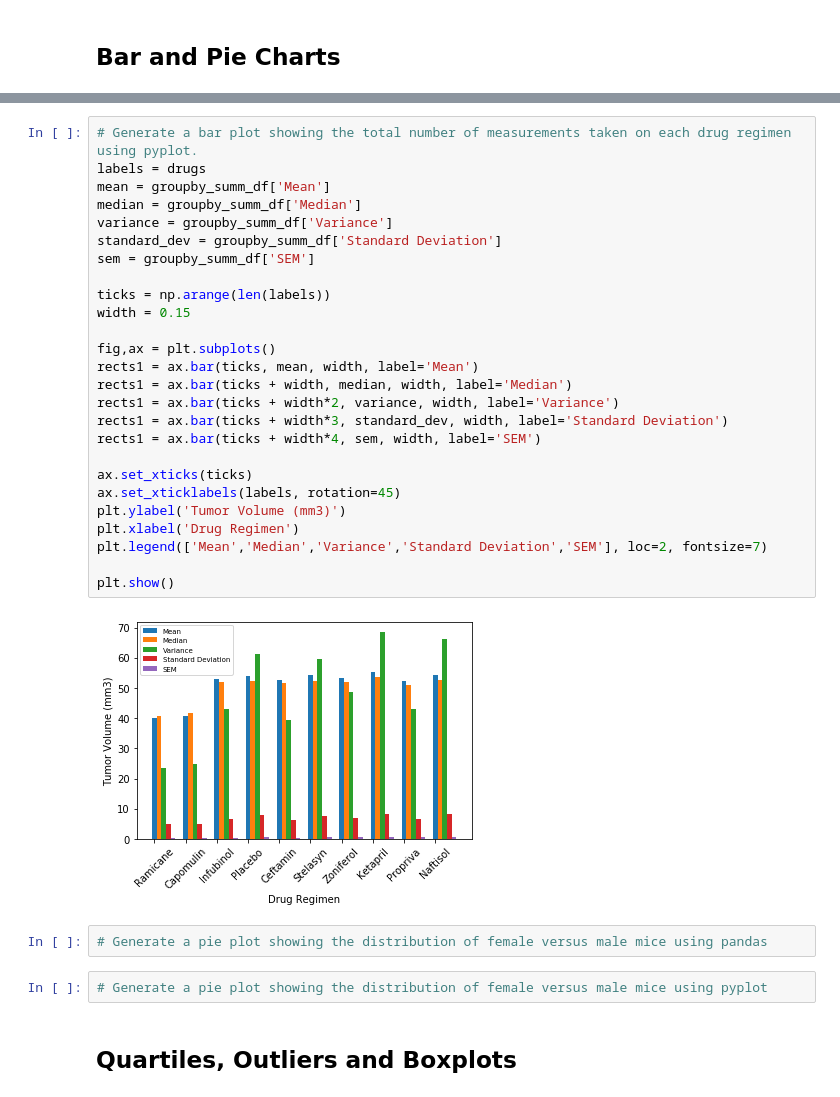
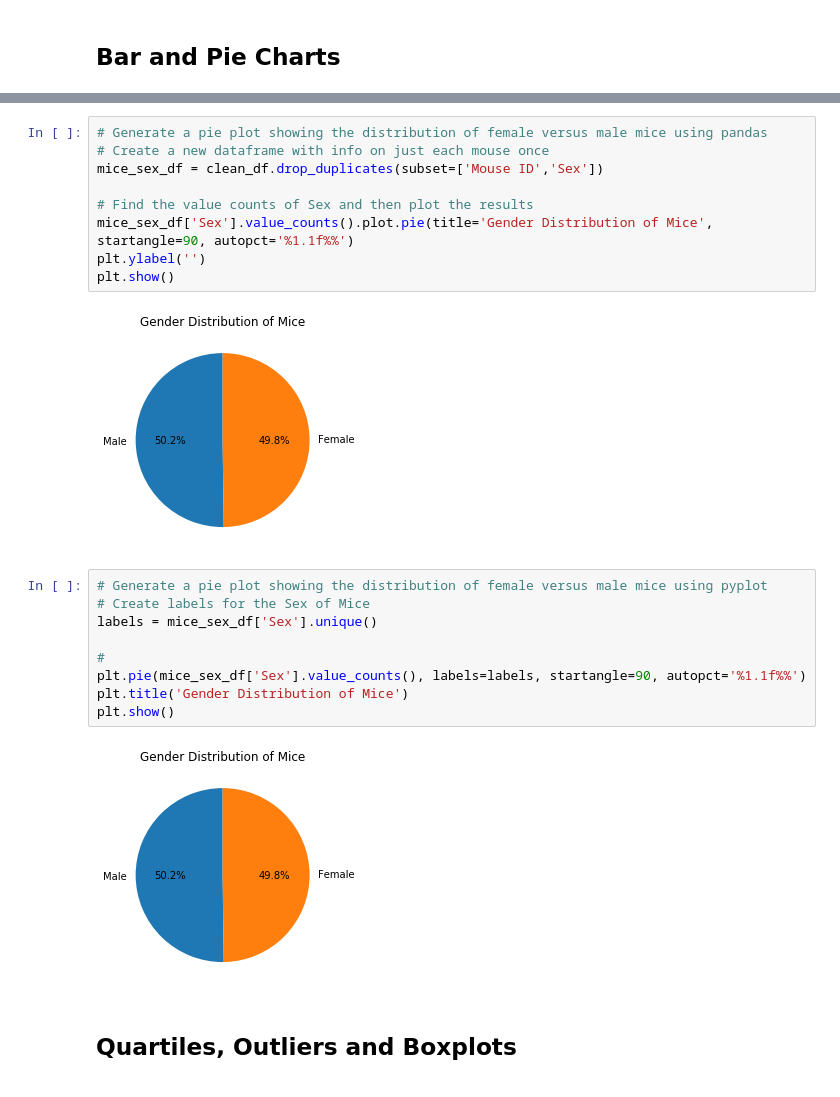
Before and after one commit to KristaJoy/madplotlib-challenge, a Jupyter notebook: pymaceuticals.ipynb, the cells around one changed output, grey strips where cells are left out. Cells and saved outputs as stored; diff of their text form.

```diff
--- a/pymaceuticals.ipynb
+++ b/pymaceuticals.ipynb
@@ -191,35 +166,25 @@ plt.show()
-# %%
-# Generate a bar plot showing the total number of measurements taken on each drug regimen using pyplot.
-labels = drugs
-mean = groupby_summ_df['Mean']
-median = groupby_summ_df['Median']
-variance = groupby_summ_df['Variance']
-standard_dev = groupby_summ_df['Standard Deviation']
-sem = groupby_summ_df['SEM']
-
-ticks = np.arange(len(labels))
-width = 0.15
-
-fig,ax = plt.subplots()
-rects1 = ax.bar(ticks, mean, width, label='Mean')
-rects1 = ax.bar(ticks + width, median, width, label='Median')
-rects1 = ax.bar(ticks + width*2, variance, width, label='Variance')
-rects1 = ax.bar(ticks + width*3, standard_dev, width, label='Standard Deviation')
-rects1 = ax.bar(ticks + width*4, sem, width, label='SEM')
-
-ax.set_xticks(ticks)
-ax.set_xticklabels(labels, rotation=45)
-plt.ylabel('Tumor Volume (mm3)')
-plt.xlabel('Drug Regimen')
-plt.legend(['Mean','Median','Variance','Standard Deviation','SEM'], loc=2, fontsize=7)
-
-plt.show()
-# %% [output]
-[figure, removed]
+# %%
+# Generate a pie plot showing the distribution of female versus male mice using pandas
+# Create a new dataframe with info on just each mouse once
+mice_sex_df = clean_df.drop_duplicates(subset=['Mouse ID','Sex'])
+
+# Find the value counts of Sex and then plot the results
+mice_sex_df['Sex'].value_counts().plot.pie(title='Gender Distribution of Mice', startangle=90, autopct='%1.1f%%')
+plt.ylabel('')
+plt.show()
+# %% [output]
+[figure, added]
 # %%
-# Generate a pie plot showing the distribution of female versus male mice using pandas
+# Generate a pie plot showing the distribution of female versus male mice using pyplot
+# Create labels for the Sex of Mice
+labels = mice_sex_df['Sex'].unique()
+
+#
+plt.pie(mice_sex_df['Sex'].value_counts(), labels=labels, startangle=90, autopct='%1.1f%%')
+plt.title('Gender Distribution of Mice')
+plt.show()
+# %% [output]
+[figure, added]
-# %%
-# Generate a pie plot showing the distribution of female versus male mice using pyplot
 # %% [markdown]
 ## Quartiles, Outliers and Boxplots
 # %%
```
Also changed, not shown: parts of 5 cells of this notebook.
